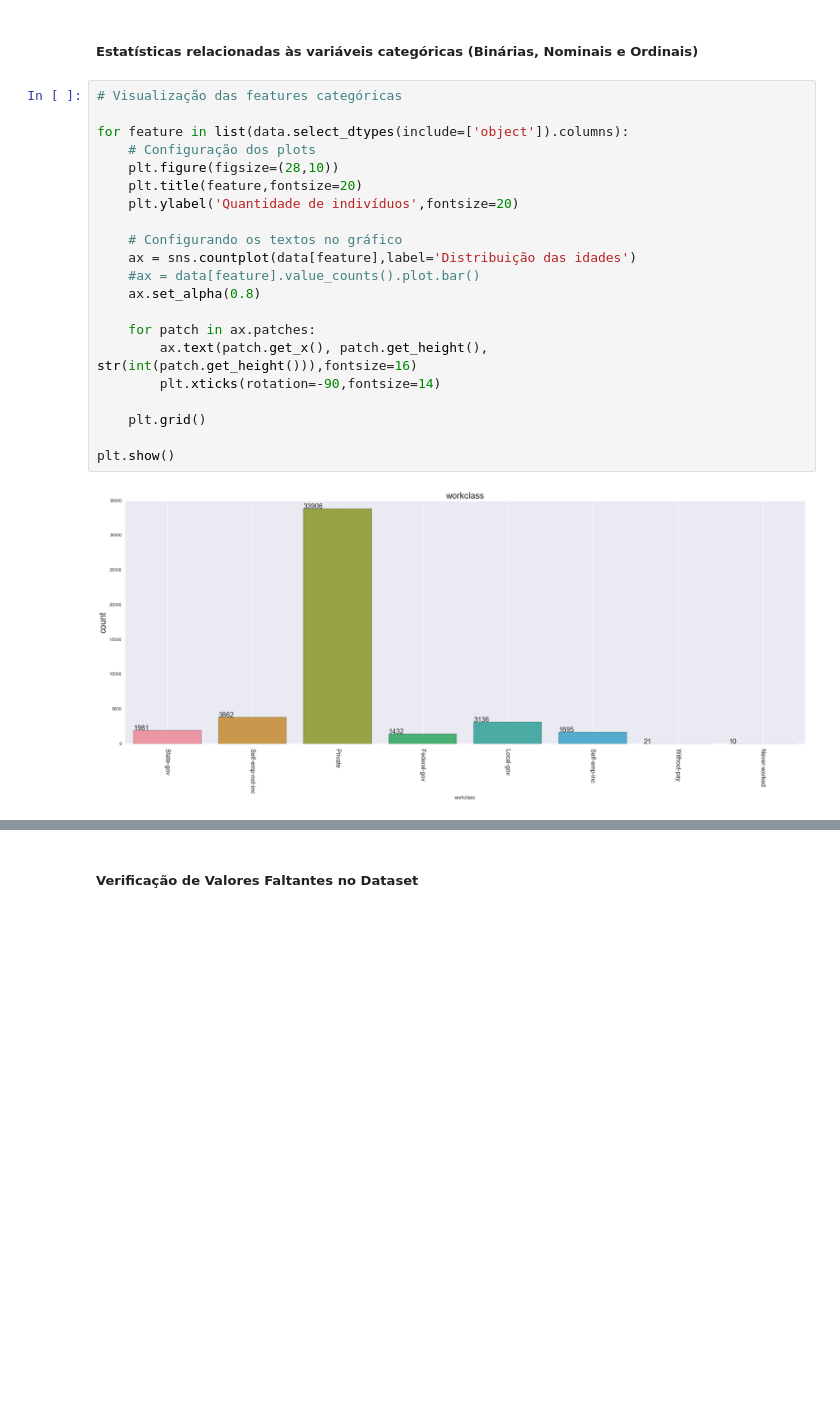
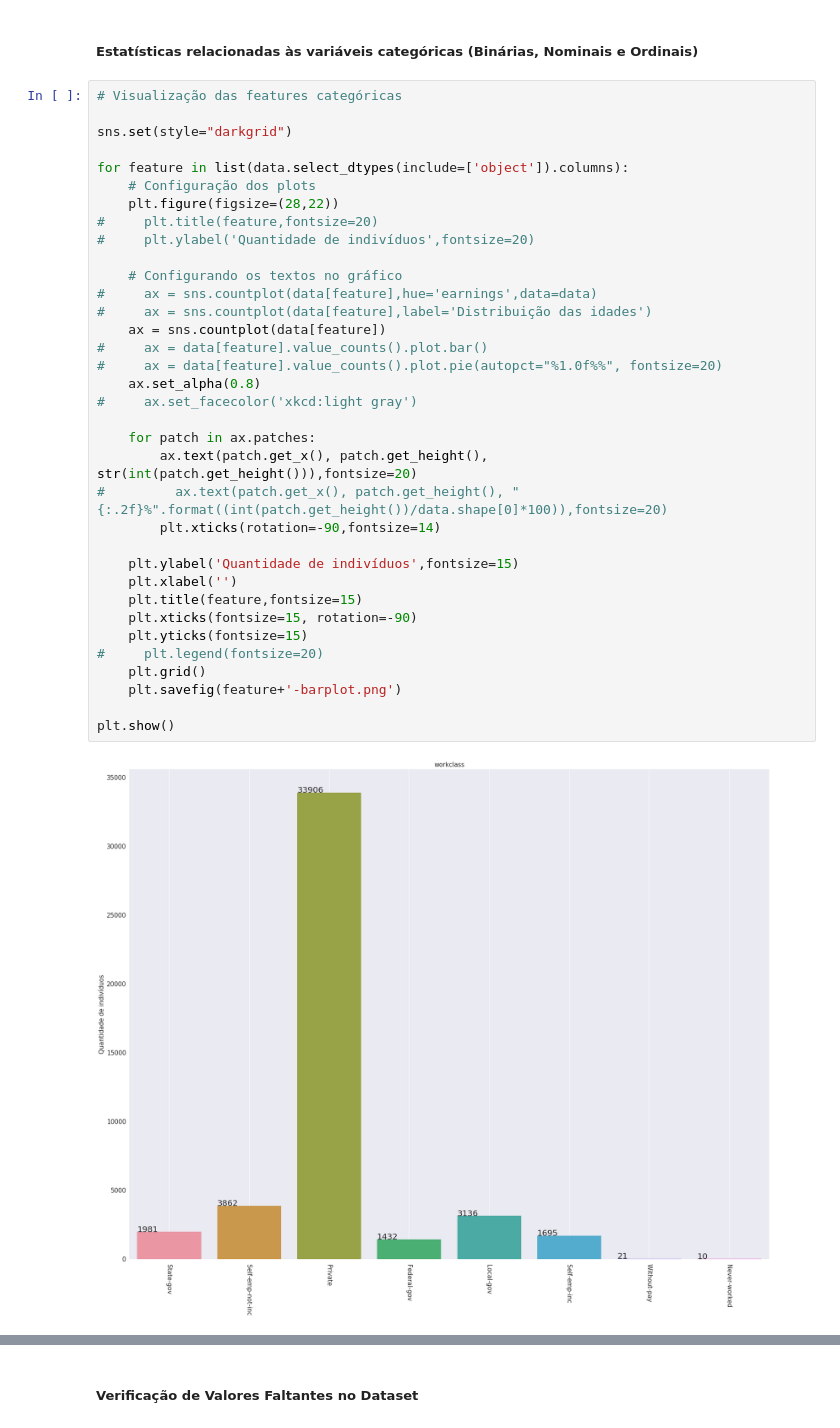
Before and after one commit to gustavo-mn/adult-dataset, a Jupyter notebook: Trabalho.ipynb, the cells around one changed output, grey strips where cells are left out. Saved outputs shown, nothing was run; the diff lists cells and outputs as text; blank space fills up the shorter version.

```diff
--- a/Trabalho.ipynb
+++ b/Trabalho.ipynb
@@ -208,23 +208,37 @@ plt.show()
 # %%
 # Visualização das features categóricas
 
+sns.set(style="darkgrid")
+
 for feature in list(data.select_dtypes(include=['object']).columns):
     # Configuração dos plots
-    plt.figure(figsize=(28,10))
-    plt.title(feature,fontsize=20)
-    plt.ylabel('Quantidade de indivíduos',fontsize=20)
+    plt.figure(figsize=(28,22))
+#     plt.title(feature,fontsize=20)
+#     plt.ylabel('Quantidade de indivíduos',fontsize=20)
 
     # Configurando os textos no gráfico
-    ax = sns.countplot(data[feature],label='Distribuição das idades')
-    #ax = data[feature].value_counts().plot.bar()
+#     ax = sns.countplot(data[feature],hue='earnings',data=data)
+#     ax = sns.countplot(data[feature],label='Distribuição das idades')
+    ax = sns.countplot(data[feature])
+#     ax = data[feature].value_counts().plot.bar()
+#     ax = data[feature].value_counts().plot.pie(autopct="%1.0f%%", fontsize=20)
     ax.set_alpha(0.8)
+#     ax.set_facecolor('xkcd:light gray')
 
     for patch in ax.patches:
-        ax.text(patch.get_x(), patch.get_height(), str(int(patch.get_height())),fontsize=16)
+        ax.text(patch.get_x(), patch.get_height(), str(int(patch.get_height())),fontsize=20)
+#         ax.text(patch.get_x(), patch.get_height(), "{:.2f}%".format((int(patch.get_height())/data.shape[0]*100)),fontsize=20)
         plt.xticks(rotation=-90,fontsize=14)
 
+    plt.ylabel('Quantidade de indivíduos',fontsize=15)
+    plt.xlabel('')
+    plt.title(feature,fontsize=15)
+    plt.xticks(fontsize=15, rotation=-90)
+    plt.yticks(fontsize=15)
+#     plt.legend(fontsize=20)
     plt.grid()
+    plt.savefig(feature+'-barplot.png')
 
 plt.show()
 # %% [output]
-[figure, old version]
+[figure, new version]
```
Also changed, not shown: parts of 9 cells of this notebook, 43 other files.
